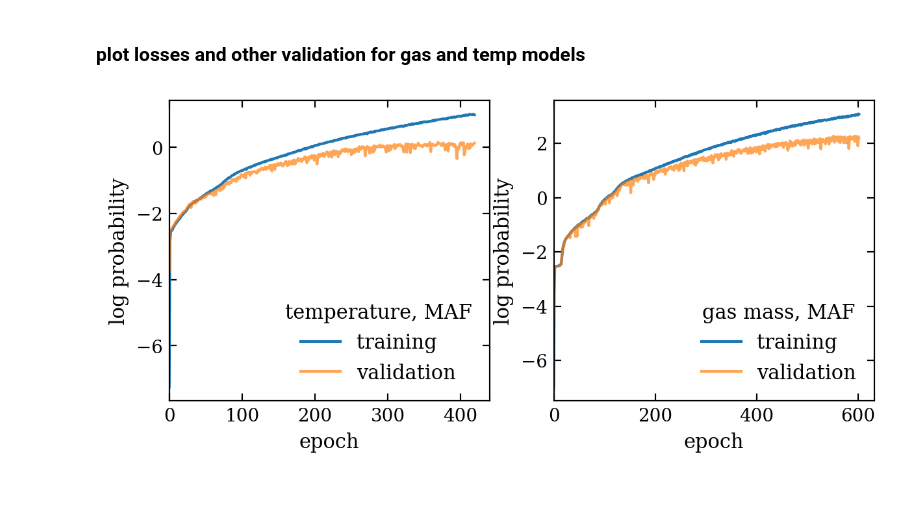
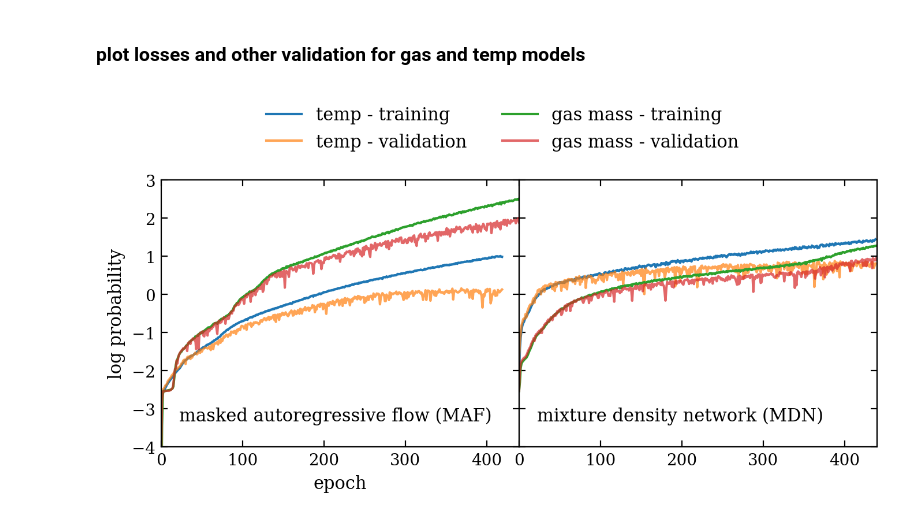
Before and after one commit to fred144/STCS6701, a Jupyter notebook: final/final.ipynb, the cells around one changed output. Saved outputs shown, nothing was run; the diff lists cells and outputs as text; code cells hidden in the pictures; blank space fills up the shorter version.

```diff
--- a/final/final.ipynb
+++ b/final/final.ipynb
@@ -414,8 +416,8 @@ ax = ax.flatten()
 for i in range(Nparams):
     ax[i].errorbar(
         theta_test[:, i],
-        sample_means[:, i],
-        yerr=sample_stds[:, i],
+        sample_means_temp[:, i],
+        yerr=sample_stds_temp[:, i],
         fmt="o",
         markersize=1,
         color="k",
@@ -438,7 +440,15 @@ for i in range(Nparams):
         "r-",
         alpha=0.5,
     )
-
+ax[0].text(
+    0.95,
+    0.05,
+    "Temperature Field Predictions",
+    ha="right",
+    va="bottom",
+    transform=ax[0].transAxes,
+    fontsize=10,
+)
 plt.savefig(
     f"./maf_predictions_temp.png",
     bbox_inches="tight",
@@ -623,35 +638,64 @@ else:
 ### plot losses and other validation for gas and temp models
 # %%
 # plot train/validation loss
-fig, ax = plt.subplots(1, 2, figsize=(7, 3), dpi=200)
-plt.subplots_adjust(wspace=0.2)
+fig, ax = plt.subplots(1, 2, figsize=(8, 3), dpi=200, sharey=True, sharex=True)
+plt.subplots_adjust(wspace=0.0)
 
 for i, m in enumerate(summaries_temp):
-    ax[0].plot(m["training_log_probs"], ls="-", label=f"training ")
-    ax[0].plot(m["validation_log_probs"], ls="-", label=f"validation", alpha=0.7)
+    ax[0].plot(m["training_log_probs"], ls="-", label=f"temp - training ")
+    ax[0].plot(m["validation_log_probs"], ls="-", label=f"temp - validation", alpha=0.7)
 
 ax[0].set_xlabel("epoch")
 ax[0].set_ylabel("log probability")
 ax[0].set_xlim(0, None)
-ax[0].legend(title="temperature, MAF", loc="lower right", frameon=False)
+ax[0].set_ylim(-4, 3)
+
 
 for i, m in enumerate(summaries_gas_mass):
-    ax[1].plot(m["training_log_probs"], ls="-", label=f"training ")
-    ax[1].plot(m["validation_log_probs"], ls="-", label=f"validation", alpha=0.7)
-
-ax[1].set_xlabel("epoch")
-ax[1].set_ylabel("log probability")
-ax[1].set_xlim(0, None)
-ax[1].legend(title="gas mass, MAF", loc="lower right", frameon=False)
+    ax[0].plot(m["training_log_probs"], ls="-", label=f"gas mass - training ")
+    ax[0].plot(
+        m["validation_log_probs"], ls="-", label=f"gas mass - validation", alpha=0.7
+    )
 
 
+# now do the MDN
+for i, m in enumerate(summaries_temp_mdn):
+    ax[1].plot(m["training_log_probs"], ls="-", label=f"temp - training")
+    ax[1].plot(m["validation_log_probs"], ls="-", label=f"temp - validation", alpha=0.7)
+
+for i, m in enumerate(summaries_gas_mass_mdn):
+    ax[1].plot(m["training_log_probs"], ls="-", label=f"gas mass - training ")
+    ax[1].plot(
+        m["validation_log_probs"], ls="-", label=f"gas mass - validation", alpha=0.7
+    )
+
+ax[0].legend(loc="lower left", frameon=False, bbox_to_anchor=(0.25, 1.05), ncols=2)
+# ax[1].legend(loc="lower left", frameon=False)
+
+# set labels for MAF vs MDN
+ax[0].text(
+    0.05,
+    0.15,
+    "masked autoregressive flow (MAF)",
+    ha="left",
+    va="top",
+    transform=ax[0].transAxes,
+)
+ax[1].text(
+    0.05,
+    0.15,
+    "mixture density network (MDN)",
+    ha="left",
+    va="top",
+    transform=ax[1].transAxes,
+)
 plt.savefig(
-    "./maf_log_prob_temp_and_gas_mass_vs_epoch.png",
+    "./mafandmdn_log_prob_temp_and_gas_mass_vs_epoch.png",
     bbox_inches="tight",
     dpi=300,
     pad_inches=0.1,
 )
 plt.show()
 # %% [output]
-[figure, old version]
+[figure, new version]
 # %%
```
Also changed, not shown: parts of 15 cells of this notebook, 13 other files.
